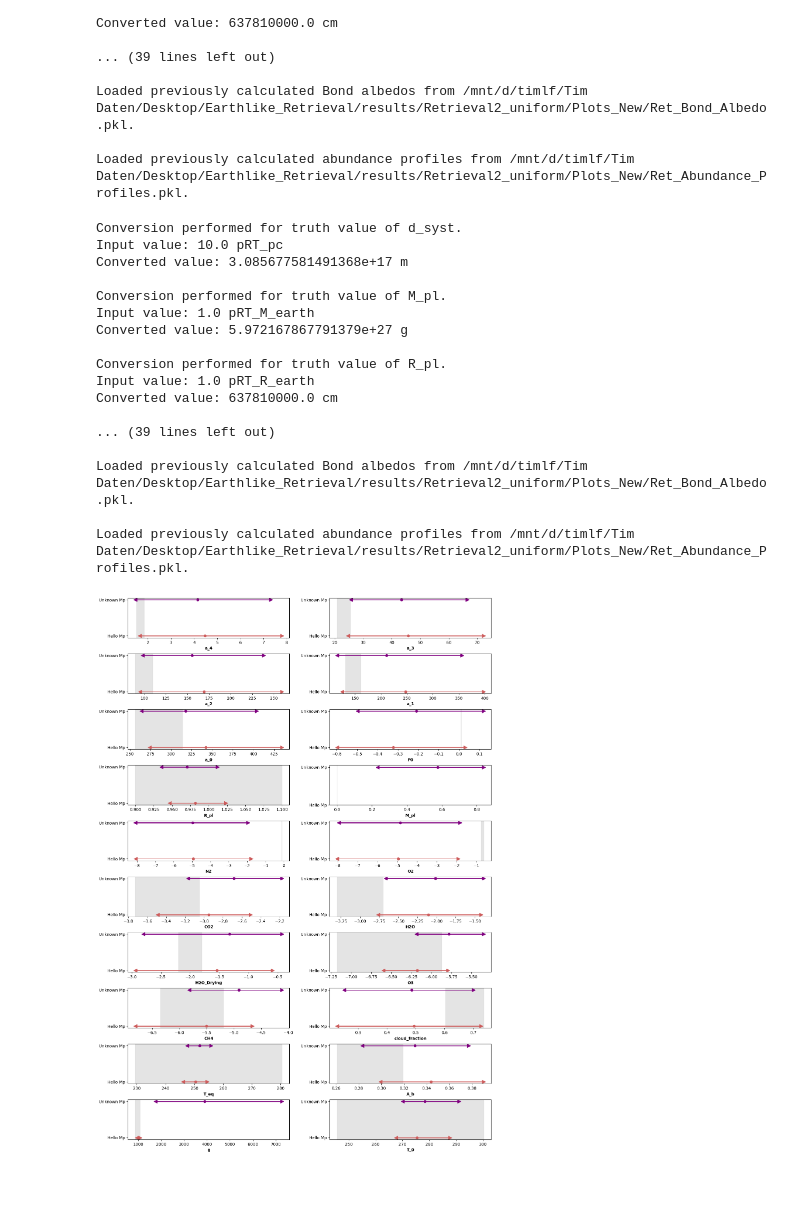
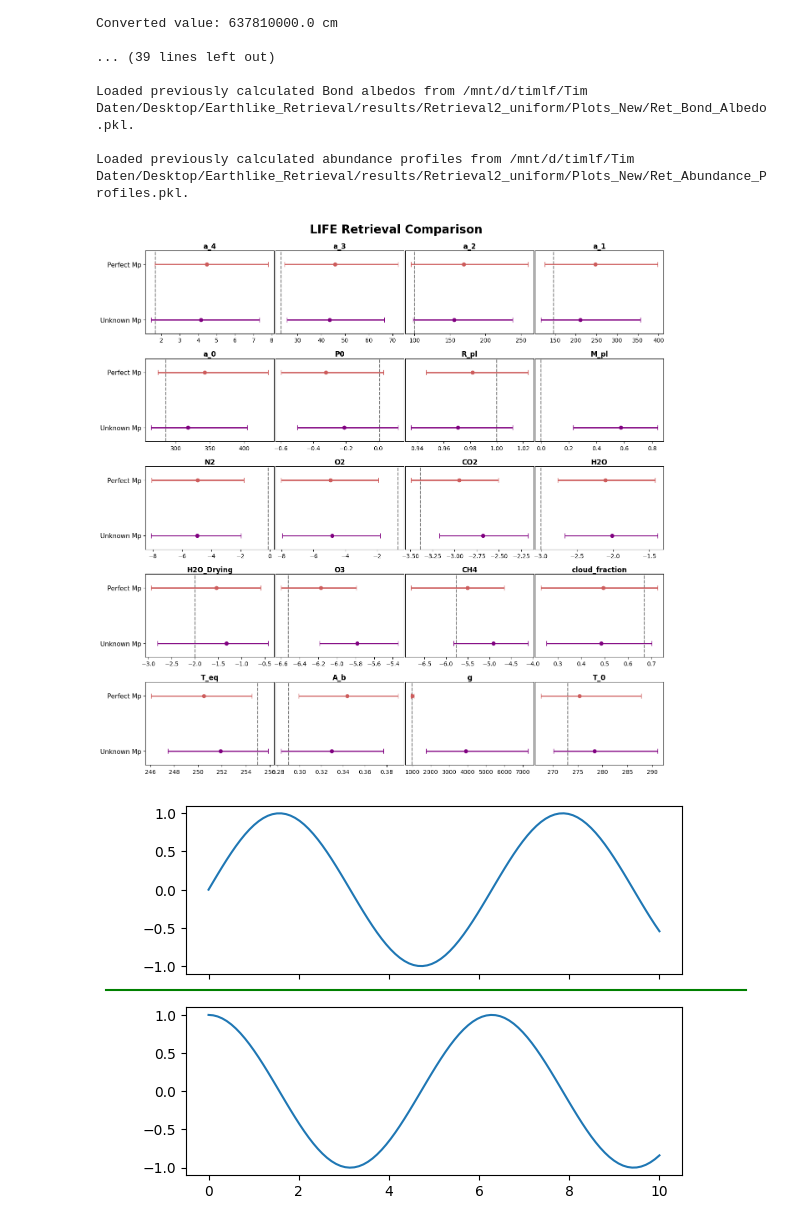
Before and after one commit to Tim171717/Semester_Project_Too, a Jupyter notebook: Testing.ipynb, the cells around one changed output. Drawn from its saved outputs; the diff is of its cells as text; code cells hidden in the pictures; blank space fills up the shorter version.

```diff
--- a/Testing.ipynb
+++ b/Testing.ipynb
@@ -704,43 +692,47 @@ def plot_comparison_intervals(
 # %%
 # from helper_functions import plot_retrievals
 from pyretlife.retrieval_plotting.run_plotting import retrieval_plotting_object
 from pyretlife.retrieval_plotting.posterior_plotting import (
     Generate_Parameter_Titles,
     Scale_Posteriors
 )
 labels = {
     "Perfect Mp": "Perfect Mp",
+    # "Perfect Mp": "Log-Gaussian prior (0.5)",
     "Unknown Mp": "Unknown Mp",
     # "Gaussian 10": "Gaussian prior (10%)",
     # "Loggauss 4": "Log-Gaussian prior (0.4)",
     # "Loggauss 6": "Log-Gaussian prior (0.6)",
 }
 
 folders = {
     "Perfect Mp": '/mnt/d/timlf/Tim Daten/Desktop/Testrun/results/Retrieval1_known/',
     "Unknown Mp": '/mnt/d/timlf/Tim Daten/Desktop/Earthlike_Retrieval/results/Retrieval2_uniform/',
     # "Gaussian 10": '/mnt/d/timlf/Tim Daten/Desktop/Earthlike_Retrieval/results/VH2O_CL_gauss10/',
     # "Loggauss 4": '/mnt/d/timlf/Tim Daten/Desktop/Earthlike_Retrieval/results/VH2O_CL_log04/',
     # "Loggauss 6": '/mnt/d/timlf/Tim Daten/Desktop/Earthlike_Retrieval/results/VH2O_CL_log06/',
 }
 
-plot_comparison_intervals(labels, folders)
+plot_comparison_intervals(labels, folders, fig_title='LIFE Retrieval Comparison', savepath=None)
 # %% [output]
-Conversion performed for truth value of d_syst.
-Input value: 10.0 pRT_pc
-Converted value: 3.085677581491368e+17 m
-
-Conversion performed for truth value of M_pl.
-Input value: 1.0 pRT_M_earth
-Converted value: 5.972167867791379e+27 g
-
-Conversion performed for truth value of R_pl.
-Input value: 1.0 pRT_R_earth
-Converted value: 637810000.0 cm
-
-... (39 lines left out)
-
-Loaded previously calculated Bond albedos from /mnt/d/timlf/Tim Daten/Desktop/Earthlike_Retrieval/results/Retrieval2_uniform/Plots_New/Ret_Bond_Albedo.pkl.
-
-Loaded previously calculated abundance profiles from /mnt/d/timlf/Tim Daten/Desktop/Earthlike_Retrieval/results/Retrieval2_uniform/Plots_New/Ret_Abundance_Profiles.pkl.
-[figure, old version]
+[figure, new version]
+# %%
+import matplotlib.pyplot as plt
+import numpy as np
+
+x = np.linspace(0, 10, 100)
+y1 = np.sin(x)
+y2 = np.cos(x)
+
+fig, axs = plt.subplots(2, 1, sharex=True)
+axs[0].plot(x, y1)
+axs[1].plot(x, y2)
+
+# Horizontal line between subplots
+line_y = (axs[0].get_position().y0 + axs[1].get_position().y1)/2
+fig_line = plt.Line2D([0, 1], [line_y, line_y], transform=fig.transFigure, color='green', linestyle='-')
+fig.add_artist(fig_line)
+
+plt.show()
+# %% [output]
+[figure, added]
```
Also changed, not shown: parts of 9 cells of this notebook, 1 other file.
